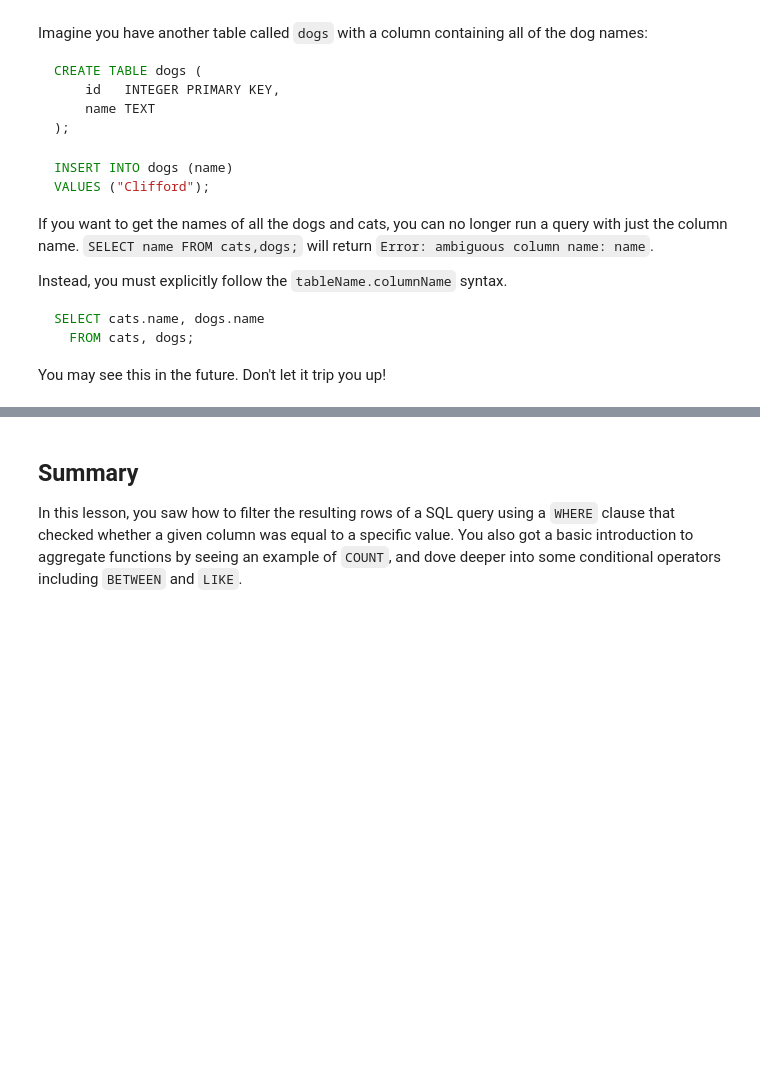
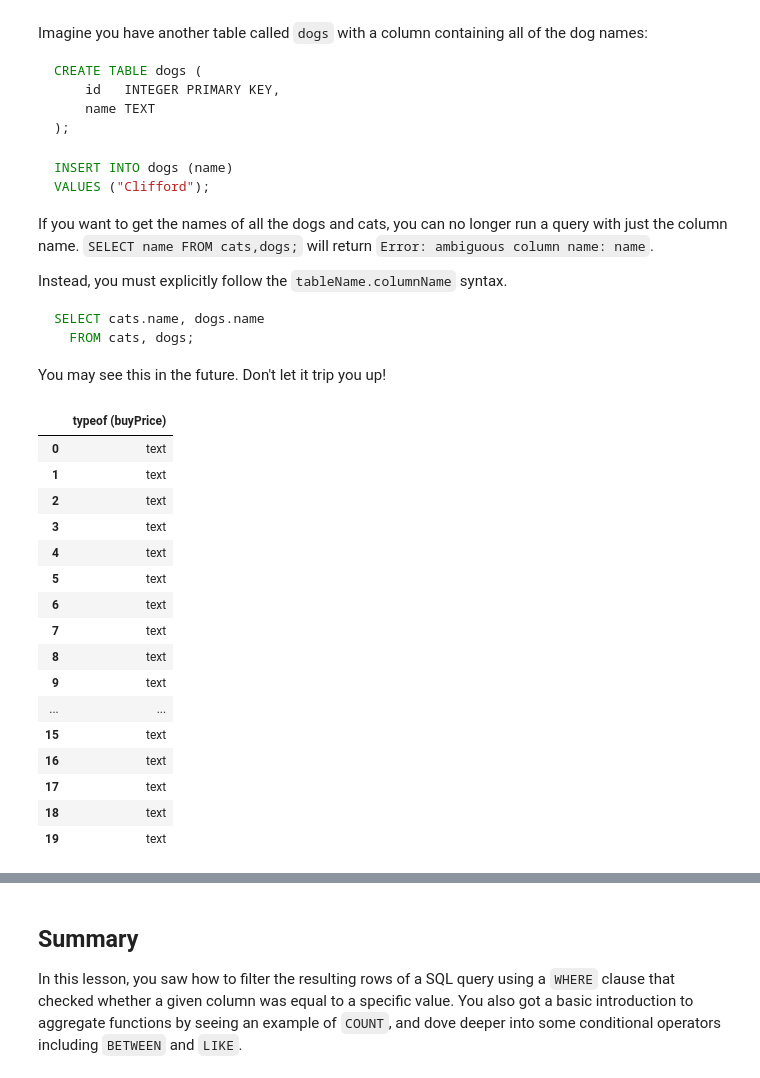
Before and after one commit to KweyuV/dsc-filtering-v2-4, a Jupyter notebook: index.ipynb, the cells around one changed output, grey strips where cells are left out. Cells and saved outputs as stored; diff of their text form; code cells hidden in the pictures; blank space fills up the shorter version.

````diff
--- a/index.ipynb
+++ b/index.ipynb
@@ -600,3 +600,27 @@ SELECT cats.name, dogs.name
 ```
 
 You may see this in the future. Don't let it trip you up!
+# %%
+pd.read_sql("""
+        SELECT typeof (buyPrice)
+            FROM products
+        LIMIT 20;
+""", conn)
+# %% [output]
+|  | typeof (buyPrice) |
+| 0 | text |
+| 1 | text |
+| 2 | text |
+| 3 | text |
+| 4 | text |
+| 5 | text |
+| 6 | text |
+| 7 | text |
+| 8 | text |
+| 9 | text |
+| ... | ... |
+| 15 | text |
+| 16 | text |
+| 17 | text |
+| 18 | text |
+| 19 | text |
````
Also changed, not shown: parts of 2 cells of this notebook.
